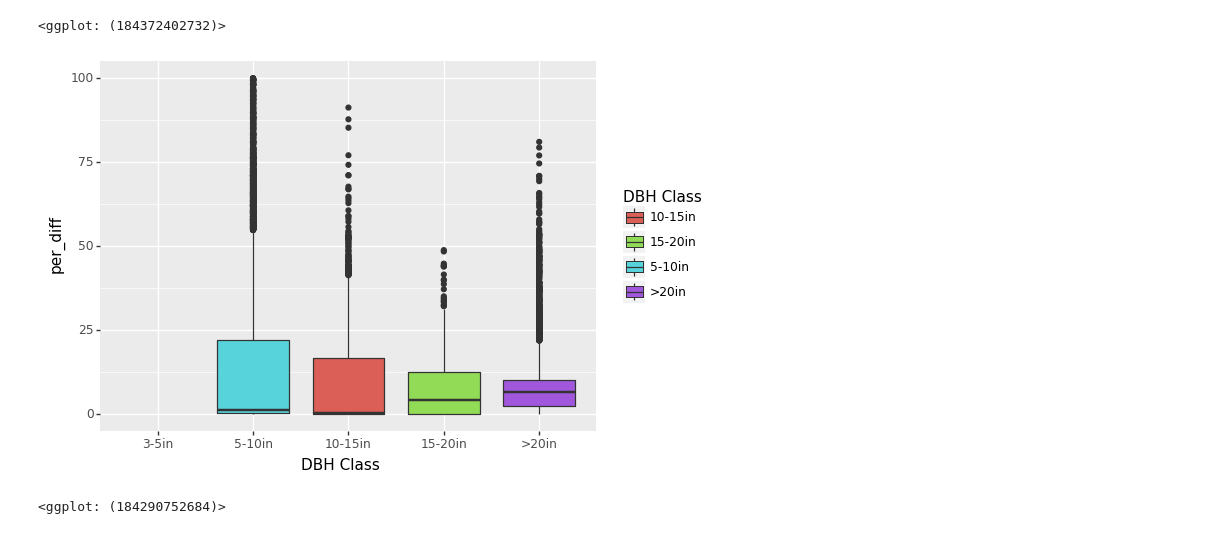
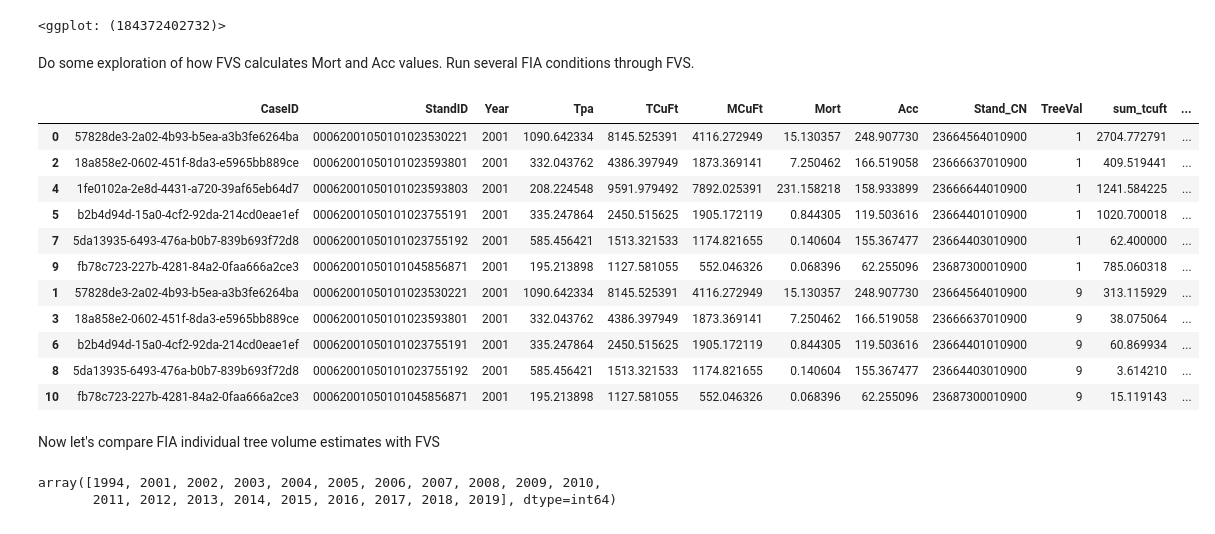
Before and after one commit to Ecotrust/calibrate_fvs, a Jupyter notebook: notebooks/FIA_GroundtruthData.ipynb, the cells around one changed output. Drawn from its saved outputs; the diff is of its cells as text; code cells hidden in the pictures.

Commit message:
volume testing groundtruth data

```diff
--- a/notebooks/FIA_GroundtruthData.ipynb
+++ b/notebooks/FIA_GroundtruthData.ipynb
@@ -86,10 +86,58 @@ qa=qa.sort_values(by=['DIA'])
 [figure]
 <ggplot: (184372402732)>
 # %%
-(p9.ggplot(qa, aes(x = 'DBH Class', y ='per_diff', fill='DBH Class' ))
-    + p9.geom_boxplot()
-    + p9.scale_x_discrete(limits = ('3-5in', '5-10in', '10-15in', '15-20in', '>20in'))
-    + p9.scale_y_continuous(limits = (0, 100)))
+# (p9.ggplot(qa, aes(x = 'DBH Class', y ='per_diff', fill='DBH Class' ))
+#     + p9.geom_boxplot()
+#     + p9.scale_x_discrete(limits = ('3-5in', '5-10in', '10-15in', '15-20in', '>20in'))
+#     + p9.scale_y_continuous(limits = (0, 100)))
-# %% [output]
-[figure, removed]
-<ggplot: (184290752684)>
+# %% [markdown]
+Do some exploration of how FVS calculates Mort and Acc values.
+Run several FIA conditions through FVS.
+# %%
+#read in FVS output
+DB_PATH = 'C:/FVS/FVS_Calibration_test/FVSOut.db'
+con2 = sqlite3.connect(DB_PATH)
+# grab summary, tree, and cases tables
+fvs_summary = pd.read_sql_query("select CaseID, StandID, Year, Tpa, TCuFt, MCuFt, Mort, Acc from FVS_Summary2", con2)
+fvs_trees = pd.read_sql_query("select StandID, Year, TreeId, SpeciesFIA, TreeVal, DBH, Ht, TCuFt, MCuFt from FVS_TreeList", con2)
+fvs_cases = pd.read_sql_query("select CaseID, Stand_CN, StandID from FVS_Cases", con2)
+# %%
+#add stand_cn to summary for later joins to FIA data
+summ = fvs_summary.merge(fvs_cases, how='inner', on=['CaseID', 'StandID'])
+#remove stands with not trees, filter to first year only
+summ = summ.loc[(summ['Tpa'] > 0) & (summ['Year']== 2001)]
+#filter tree records to summ stands
+summ_id = summ[['StandID', 'Year', 'Stand_CN']]
+summ_trees = fvs_trees.merge(summ_id, how='inner', on=['StandID', 'Year'])
+# %%
+# sum volmes of dead and live trees by stand_cn
+summ_agg = summ_trees.groupby(['Stand_CN', 'TreeVal'], as_index=False).agg({'TCuFt': 'sum'}).rename(columns={'TCuFt': 'sum_tcuft'})
+summ_agg['sum_tcuft_year'] = summ_agg['sum_tcuft']/10
+# %%
+# check summ (fvs output) out to see how mort and acc compare to treelist sums
+summ_join = summ.merge(summ_agg, how='inner', on='Stand_CN')
+summ_mort = summ_join.loc[(summ_join['TreeVal']== 9)]
+summ_acc = summ_join.loc[(summ_join['TreeVal']== 1)]
+
+summ_acc['vol_per_diff'] = abs(summ_acc['Acc'] - summ_acc['sum_tcuft_year'])/summ_acc['Acc']*100
+summ_acc['type'] = 'Live Trees'
+summ_mort['vol_per_diff'] = abs(summ_mort['Mort'] - summ_mort['sum_tcuft_year'])/summ_mort['Mort']*100
+summ_mort['type'] = 'Dead Trees'
+
+summ_join = pd.concat([summ_acc, summ_mort])
+summ_join
+# %% [output]
+|  | CaseID | StandID | Year | Tpa | TCuFt | MCuFt | Mort | Acc | Stand_CN | TreeVal | sum_tcuft | ... |
+| 0 | 57828de3-2a02-4b93-b5ea-a3b3fe6264ba | 00062001050101023530221 | 2001 | 1090.642334 | 8145.525391 | 4116.272949 | 15.130357 | 248.907730 | 23664564010900 | 1 | 2704.772791 | ... |
+| 2 | 18a858e2-0602-451f-8da3-e5965bb889ce | 00062001050101023593801 | 2001 | 332.043762 | 4386.397949 | 1873.369141 | 7.250462 | 166.519058 | 23666637010900 | 1 | 409.519441 | ... |
+| 4 | 1fe0102a-2e8d-4431-a720-39af65eb64d7 | 00062001050101023593803 | 2001 | 208.224548 | 9591.979492 | 7892.025391 | 231.158218 | 158.933899 | 23666644010900 | 1 | 1241.584225 | ... |
+| 5 | b2b4d94d-15a0-4cf2-92da-214cd0eae1ef | 00062001050101023755191 | 2001 | 335.247864 | 2450.515625 | 1905.172119 | 0.844305 | 119.503616 | 23664401010900 | 1 | 1020.700018 | ... |
+| 7 | 5da13935-6493-476a-b0b7-839b693f72d8 | 00062001050101023755192 | 2001 | 585.456421 | 1513.321533 | 1174.821655 | 0.140604 | 155.367477 | 23664403010900 | 1 | 62.400000 | ... |
+| 9 | fb78c723-227b-4281-84a2-0faa666a2ce3 | 00062001050101045856871 | 2001 | 195.213898 | 1127.581055 | 552.046326 | 0.068396 | 62.255096 | 23687300010900 | 1 | 785.060318 | ... |
+| 1 | 57828de3-2a02-4b93-b5ea-a3b3fe6264ba | 00062001050101023530221 | 2001 | 1090.642334 | 8145.525391 | 4116.272949 | 15.130357 | 248.907730 | 23664564010900 | 9 | 313.115929 | ... |
+| 3 | 18a858e2-0602-451f-8da3-e5965bb889ce | 00062001050101023593801 | 2001 | 332.043762 | 4386.397949 | 1873.369141 | 7.250462 | 166.519058 | 23666637010900 | 9 | 38.075064 | ... |
+| 6 | b2b4d94d-15a0-4cf2-92da-214cd0eae1ef | 00062001050101023755191 | 2001 | 335.247864 | 2450.515625 | 1905.172119 | 0.844305 | 119.503616 | 23664401010900 | 9 | 60.869934 | ... |
+| 8 | 5da13935-6493-476a-b0b7-839b693f72d8 | 00062001050101023755192 | 2001 | 585.456421 | 1513.321533 | 1174.821655 | 0.140604 | 155.367477 | 23664403010900 | 9 | 3.614210 | ... |
+| 10 | fb78c723-227b-4281-84a2-0faa666a2ce3 | 00062001050101045856871 | 2001 | 195.213898 | 1127.581055 | 552.046326 | 0.068396 | 62.255096 | 23687300010900 | 9 | 15.119143 | ... |
+# %% [markdown]
+Now let's compare FIA individual tree volume estimates with FVS
@@ -95,0 +147,5 @@ qa=qa.sort_values(by=['DIA'])
+# %%
+vol_compare['INVYR'].unique()
+# %% [output]
+array([1994, 2001, 2002, 2003, 2004, 2005, 2006, 2007, 2008, 2009, 2010,
+       2011, 2012, 2013, 2014, 2015, 2016, 2017, 2018, 2019], dtype=int64)
```
Also changed, not shown: parts of 3 cells of this notebook.
